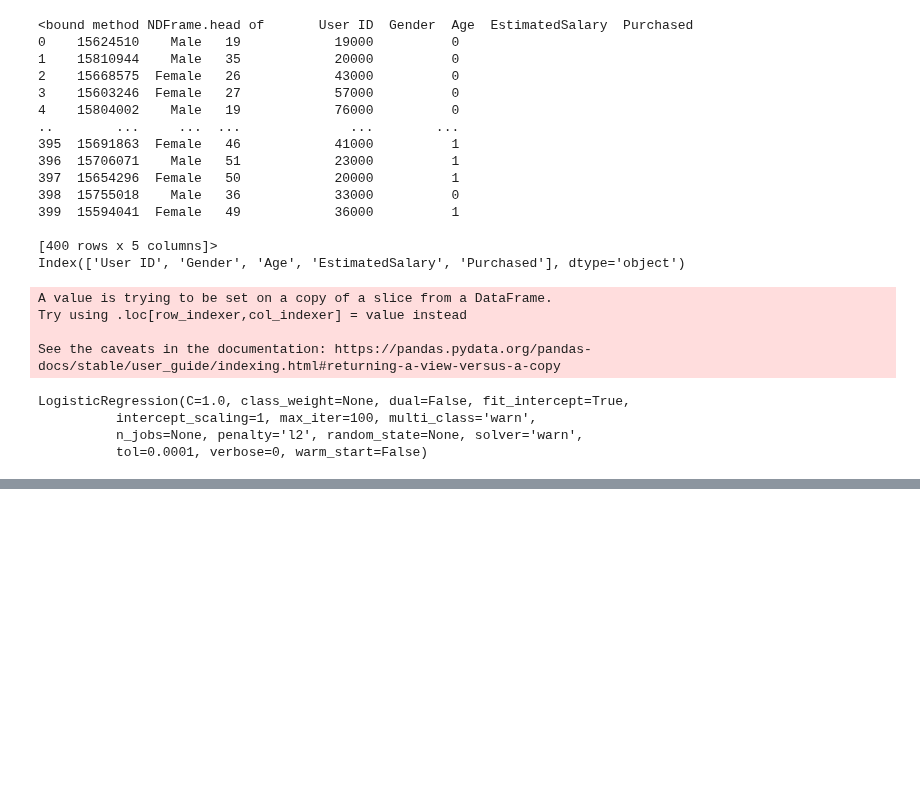
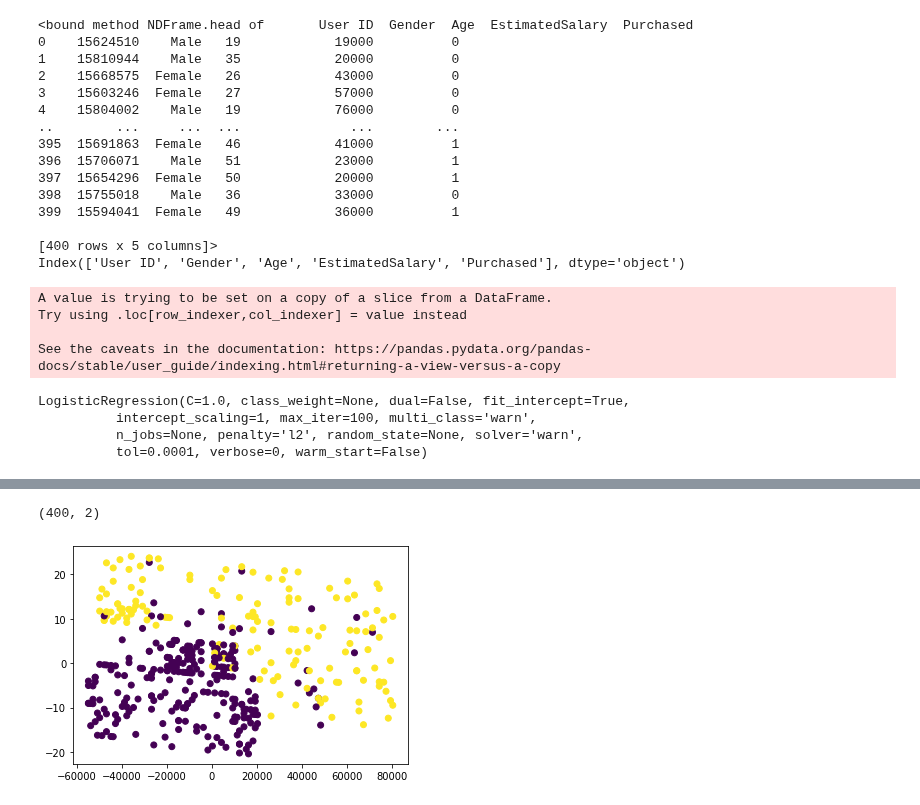
Before and after one commit to Andru-1987/python-deep-learning, a Jupyter notebook: Logistic Regression Ad Purchases.ipynb, the cells around one changed output, grey strips where cells are left out. Drawn from its saved outputs; the diff is of its cells as text; code cells hidden in the pictures; blank space fills up the shorter version.

```diff
--- a/Logistic Regression Ad Purchases.ipynb
+++ b/Logistic Regression Ad Purchases.ipynb
@@ -91,0 +118,17 @@ Text(0, 0.5, 'TPR')
+# %%
+#conclusions - logistic regression is not useable for this dataset.
+labels=y['Purchased'].values
+
+pca=PCA(n_components=2)
+pca.fit(X)
+
+transformed=pca.transform(X)
+print(transformed.shape)
+
+xs=transformed[:,0]
+ys=transformed[:,1]
+plt.scatter(xs,ys,c=labels)
+plt.show()
+# %% [output]
+(400, 2)
+[figure, added]
```
Also changed, not shown: parts of 7 cells of this notebook.
